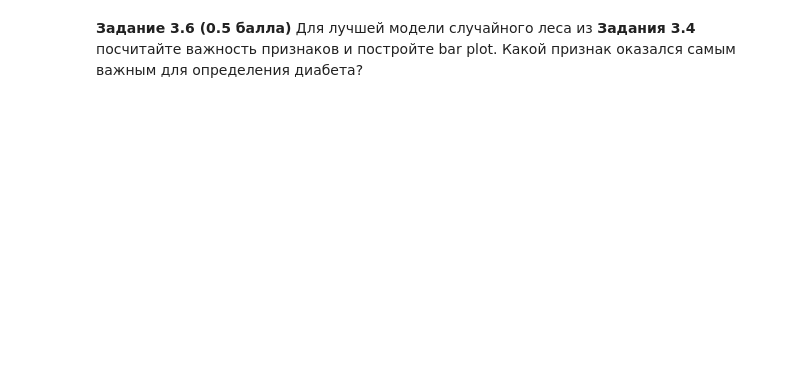
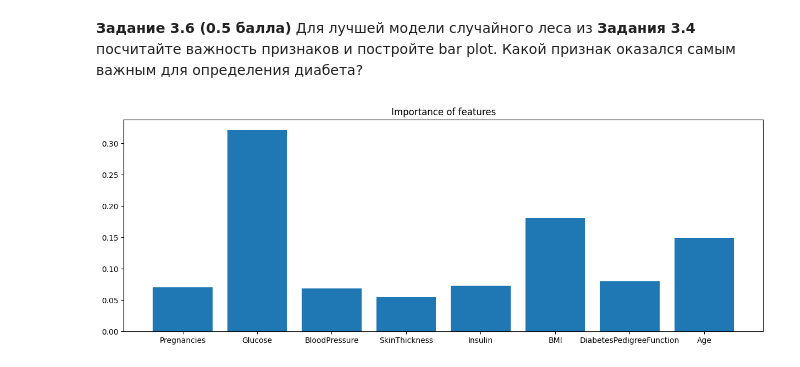
Before and after one commit to vctriusss/iad-ds-homeworks, a Jupyter notebook: hw07-trees-rf.ipynb, the cells around one changed output. Saved outputs shown, nothing was run; the diff lists cells and outputs as text; code cells hidden in the pictures; blank space fills up the shorter version.

```diff
--- a/hw07-trees-rf.ipynb
+++ b/hw07-trees-rf.ipynb
@@ -425,3 +584,9 @@ plt.show()
+# %%
+y = data['Outcome']
+X = data.drop('Outcome', axis=1)
+
+X_train, X_test, y_train, y_test = train_test_split(X, y, test_size=0.3, random_state=42)
+X_train_train, X_train_val, y_train_train, y_train_val = train_test_split(X_train, y_train, test_size=0.3, random_state=42)
 # %% [markdown]
 **Задание 3.2 (1 балл)** На обучающей-валидационной выборке подберите оптимальные значения гиперпараметров `max_depth` и `min_samples_leaf` для `DecisionTreeClassifier`. Для этого:
 1. Создайте списки с возможными значениями для перебора.
@@ -456,0 +751,9 @@ plt.show()
+# %%
+plt.figure(figsize=(15, 5))
+plt.title('Importance of features')
+
+plt.bar(X_train.columns, grid.best_estimator_.feature_importances_)
+
+plt.show()
+# %% [output]
+[figure, added]
```
Also changed, not shown: parts of 74 cells of this notebook, 1 other file.
